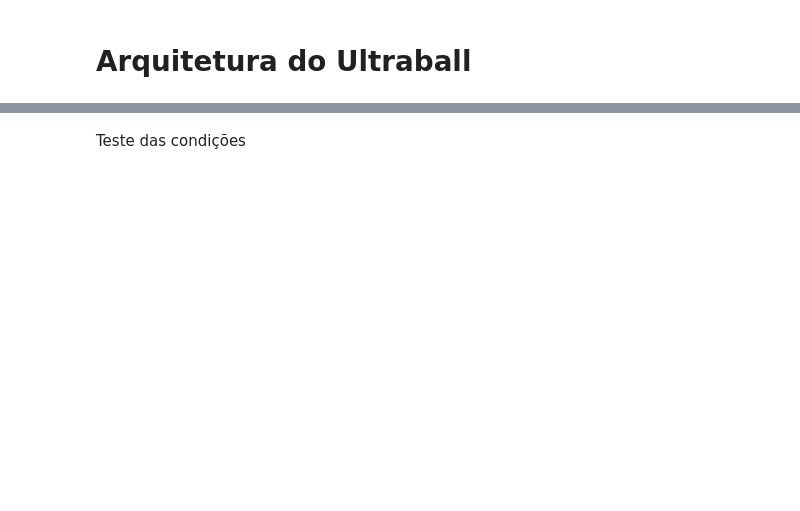
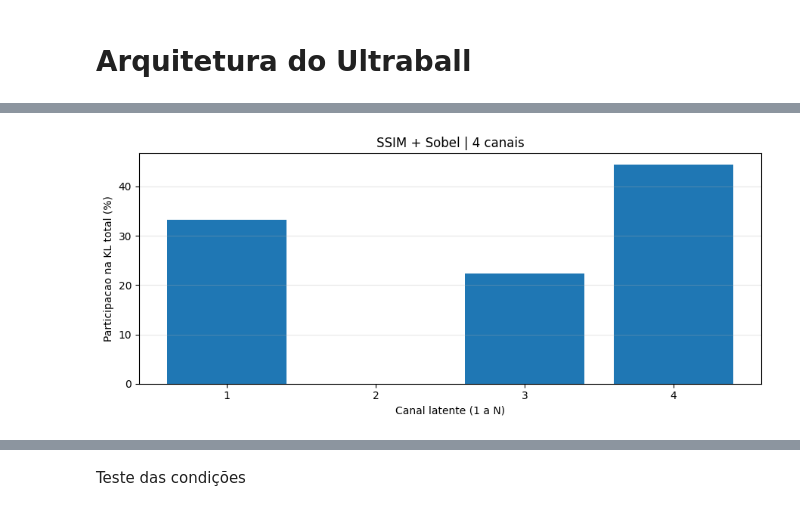
Before and after one commit to J0hnV1ct0r/Projeto_poke_sprite, a Jupyter notebook: pokeBWTPST_ultraball.ipynb, the cells around one changed output, grey strips where cells are left out. Saved outputs shown, nothing was run; the diff lists cells and outputs as text; code cells hidden in the pictures; blank space fills up the shorter version.

Commit message:
Restaura notebook executado do Ultraball com 4 canais e beta 2

```diff
--- a/pokeBWTPST_ultraball.ipynb
+++ b/pokeBWTPST_ultraball.ipynb
@@ -1758,7 +1987,8 @@ class CVAESpatial16(nn.Module):
             c
         )
 # %%
-LATENT_CHANNELS = 16
+# Experimento atual: 4 canais. Use 16 para repetir a referencia SSIM anterior.
+LATENT_CHANNELS = 4
 LATENT_SIZE = 16
 
 CONDITION_DIM = 24
@@ -1771,8 +2001,9 @@ LATENT_ELEMENTS = (
 
 REFERENCE_LATENT_DIM = 128
 
+# Fixar o divisor da referencia evita quadruplicar o peso da KL ao reduzir canais.
 KL_NORMALIZATION = (
-    LATENT_ELEMENTS
+    (16 * LATENT_SIZE * LATENT_SIZE)
     / REFERENCE_LATENT_DIM
 )
 
@@ -2975,7 +3314,7 @@ def inspect_spatial_latent(model, loader):
     for i, value in enumerate(kl_per_channel):
 
         print(
-            f"Canal {i:02d}: {value.item():.6f}"
+            f"Canal {i + 1:02d}: {value.item():.6f}"
         )
 
     return mu, logvar, kl_per_channel
@@ -2987,18 +3343,17 @@ latent_spatial_stats = inspect_spatial_latent(
 # %%
 _, _, kl_per_channel = latent_spatial_stats
-
-plt.figure(figsize=(10, 4))
-
-plt.bar(
-    range(LATENT_CHANNELS),
-    kl_per_channel.numpy()
-)
-
-plt.xlabel("Canal latente")
-plt.ylabel("KL média")
-plt.title("Contribuição de cada canal espacial")
-
-plt.xticks(range(LATENT_CHANNELS))
+channel_numbers = np.arange(1, len(kl_per_channel) + 1)
+channel_kl_sum = kl_per_channel.sum().item()
+channel_kl_percent = (100 * kl_per_channel / channel_kl_sum if channel_kl_sum > 0
+                      else torch.zeros_like(kl_per_channel))
+plt.figure(figsize=(9, 4))
+plt.bar(channel_numbers, channel_kl_percent.numpy())
+plt.xlabel("Canal latente (1 a N)")
+plt.ylabel("Participacao na KL total (%)")
+plt.title(f"{RECONSTRUCTION_KIND.upper()} + Sobel | {len(kl_per_channel)} canais")
+plt.xticks(channel_numbers)
 plt.grid(axis="y", alpha=0.3)
-
+plt.tight_layout()
 plt.show()
+# %% [output]
+[figure, added]
```
Also changed, not shown: parts of 57 cells of this notebook.
